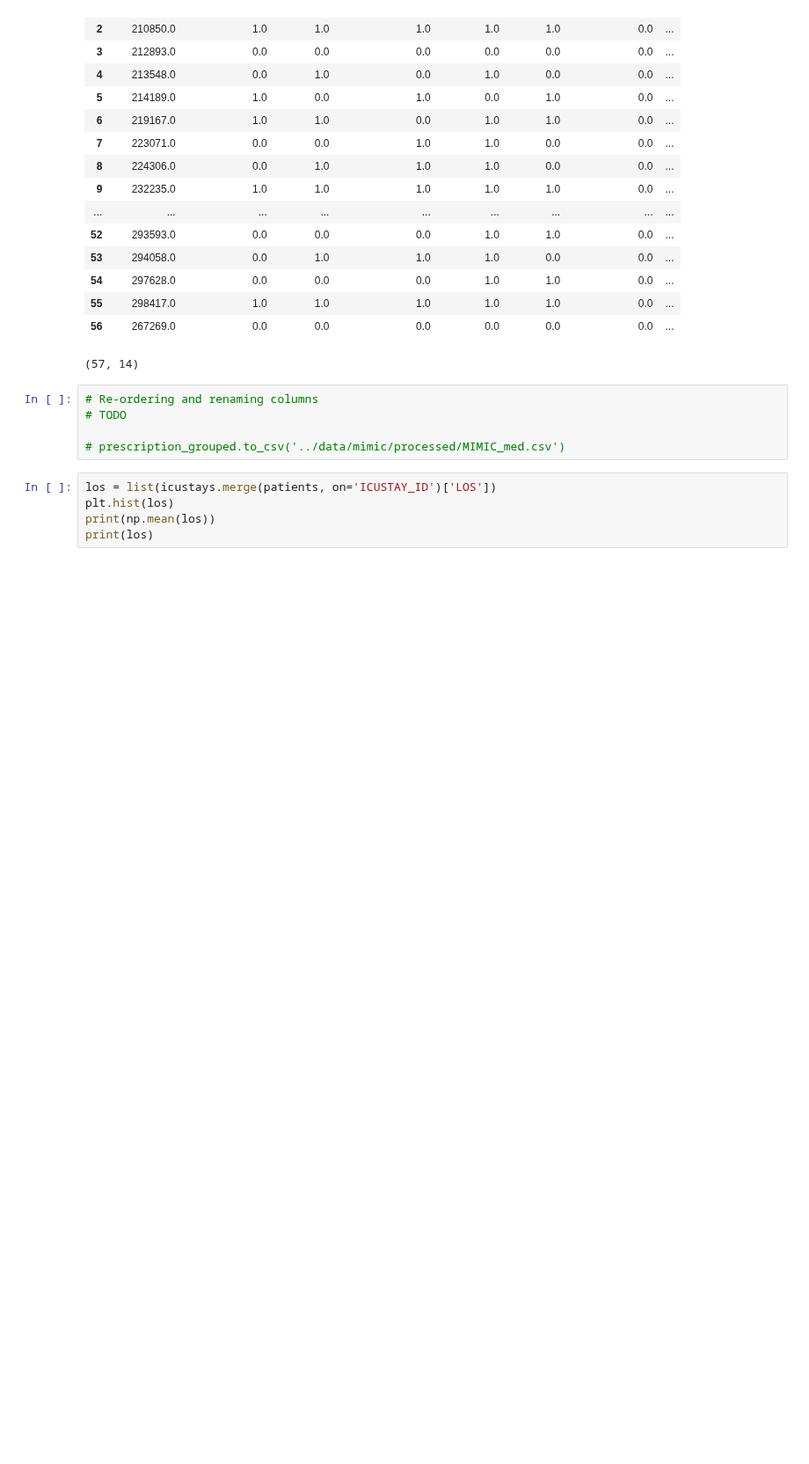
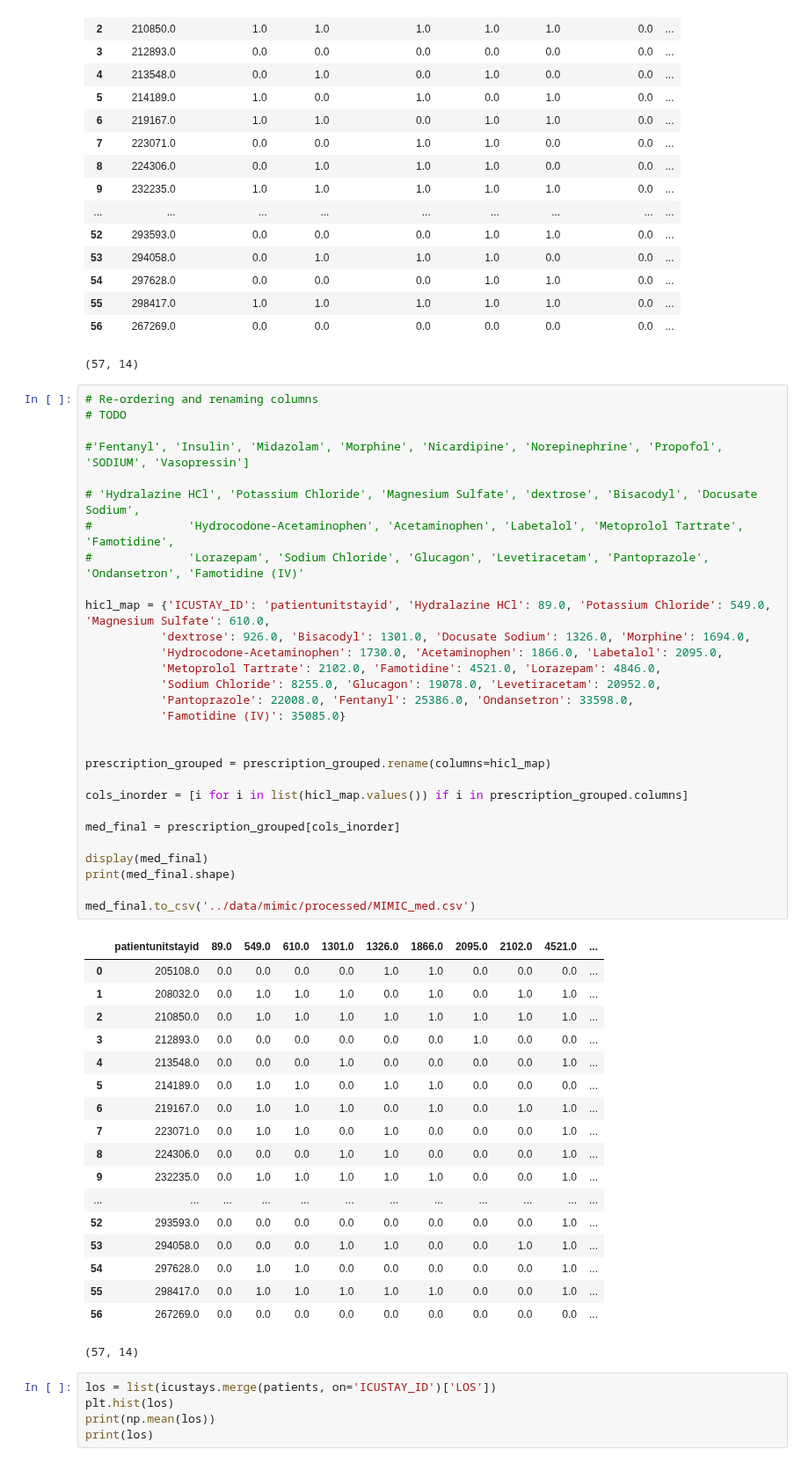
Before and after one commit to adit98/tbi, a Jupyter notebook: notebooks/MIMIC_Data_Processing.ipynb, the cells around one changed output. Shown at 88% size. Saved outputs shown, nothing was run; the diff lists cells and outputs as text; blank space fills up the shorter version.

Commit message:
Processing mimic data for lab, medication, and infusion.

```diff
--- a/notebooks/MIMIC_Data_Processing.ipynb
+++ b/notebooks/MIMIC_Data_Processing.ipynb
@@ -683,11 +748,54 @@ See the caveats in the documentation: https://pandas.pydata.org/pandas-docs/stab
 | 55 | 298417.0 | 1.0 | 1.0 | 1.0 | 1.0 | 1.0 | 0.0 | ... |
 | 56 | 267269.0 | 0.0 | 0.0 | 0.0 | 0.0 | 0.0 | 0.0 | ... |
 (57, 14)
-# %%
-# Re-ordering and renaming columns
-# TODO
-
-# prescription_grouped.to_csv('../data/mimic/processed/MIMIC_med.csv')
+# %%
+# Re-ordering and renaming columns
+# TODO
+
+#'Fentanyl', 'Insulin', 'Midazolam', 'Morphine', 'Nicardipine', 'Norepinephrine', 'Propofol', 'SODIUM', 'Vasopressin']
+
+# 'Hydralazine HCl', 'Potassium Chloride', 'Magnesium Sulfate', 'dextrose', 'Bisacodyl', 'Docusate Sodium',
+#              'Hydrocodone-Acetaminophen', 'Acetaminophen', 'Labetalol', 'Metoprolol Tartrate', 'Famotidine',
+#              'Lorazepam', 'Sodium Chloride', 'Glucagon', 'Levetiracetam', 'Pantoprazole', 'Ondansetron', 'Famotidine (IV)'
+
+hicl_map = {'ICUSTAY_ID': 'patientunitstayid', 'Hydralazine HCl': 89.0, 'Potassium Chloride': 549.0, 'Magnesium Sulfate': 610.0,
+           'dextrose': 926.0, 'Bisacodyl': 1301.0, 'Docusate Sodium': 1326.0, 'Morphine': 1694.0,
+           'Hydrocodone-Acetaminophen': 1730.0, 'Acetaminophen': 1866.0, 'Labetalol': 2095.0,
+           'Metoprolol Tartrate': 2102.0, 'Famotidine': 4521.0, 'Lorazepam': 4846.0,
+           'Sodium Chloride': 8255.0, 'Glucagon': 19078.0, 'Levetiracetam': 20952.0,
+           'Pantoprazole': 22008.0, 'Fentanyl': 25386.0, 'Ondansetron': 33598.0,
+           'Famotidine (IV)': 35085.0}
+
+
+prescription_grouped = prescription_grouped.rename(columns=hicl_map)
+
+cols_inorder = [i for i in list(hicl_map.values()) if i in prescription_grouped.columns]
+
+med_final = prescription_grouped[cols_inorder]
+
+display(med_final)
+print(med_final.shape)
+
+med_final.to_csv('../data/mimic/processed/MIMIC_med.csv')
+# %% [output]
+|  | patientunitstayid | 89.0 | 549.0 | 610.0 | 1301.0 | 1326.0 | 1866.0 | 2095.0 | 2102.0 | 4521.0 | ... |
+| 0 | 205108.0 | 0.0 | 0.0 | 0.0 | 0.0 | 1.0 | 1.0 | 0.0 | 0.0 | 0.0 | ... |
+| 1 | 208032.0 | 0.0 | 1.0 | 1.0 | 1.0 | 0.0 | 1.0 | 0.0 | 1.0 | 1.0 | ... |
+| 2 | 210850.0 | 0.0 | 1.0 | 1.0 | 1.0 | 1.0 | 1.0 | 1.0 | 1.0 | 1.0 | ... |
+| 3 | 212893.0 | 0.0 | 0.0 | 0.0 | 0.0 | 0.0 | 0.0 | 1.0 | 0.0 | 0.0 | ... |
+| 4 | 213548.0 | 0.0 | 0.0 | 0.0 | 1.0 | 0.0 | 0.0 | 0.0 | 0.0 | 1.0 | ... |
+| 5 | 214189.0 | 0.0 | 1.0 | 1.0 | 0.0 | 1.0 | 1.0 | 0.0 | 0.0 | 0.0 | ... |
+| 6 | 219167.0 | 0.0 | 1.0 | 1.0 | 1.0 | 0.0 | 1.0 | 0.0 | 1.0 | 1.0 | ... |
+| 7 | 223071.0 | 0.0 | 1.0 | 1.0 | 0.0 | 1.0 | 0.0 | 0.0 | 0.0 | 1.0 | ... |
+| 8 | 224306.0 | 0.0 | 0.0 | 0.0 | 1.0 | 1.0 | 0.0 | 0.0 | 0.0 | 1.0 | ... |
+| 9 | 232235.0 | 0.0 | 1.0 | 1.0 | 1.0 | 1.0 | 1.0 | 0.0 | 0.0 | 1.0 | ... |
+| ... | ... | ... | ... | ... | ... | ... | ... | ... | ... | ... | ... |
+| 52 | 293593.0 | 0.0 | 0.0 | 0.0 | 0.0 | 0.0 | 0.0 | 0.0 | 0.0 | 1.0 | ... |
+| 53 | 294058.0 | 0.0 | 0.0 | 0.0 | 1.0 | 1.0 | 0.0 | 0.0 | 1.0 | 1.0 | ... |
+| 54 | 297628.0 | 0.0 | 1.0 | 1.0 | 0.0 | 0.0 | 0.0 | 0.0 | 0.0 | 1.0 | ... |
+| 55 | 298417.0 | 0.0 | 1.0 | 1.0 | 1.0 | 1.0 | 1.0 | 0.0 | 0.0 | 1.0 | ... |
+| 56 | 267269.0 | 0.0 | 0.0 | 0.0 | 0.0 | 0.0 | 0.0 | 0.0 | 0.0 | 0.0 | ... |
+(57, 14)
 # %%
 los = list(icustays.merge(patients, on='ICUSTAY_ID')['LOS'])
 plt.hist(los)
```
Also changed, not shown: parts of 3 cells of this notebook, 1 other file.
